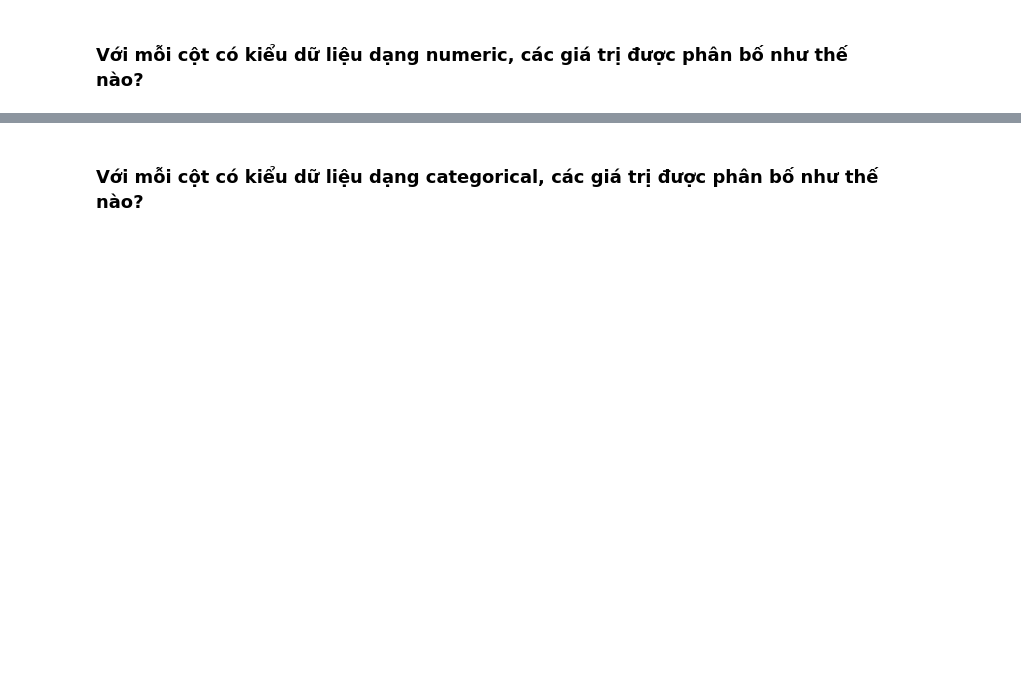
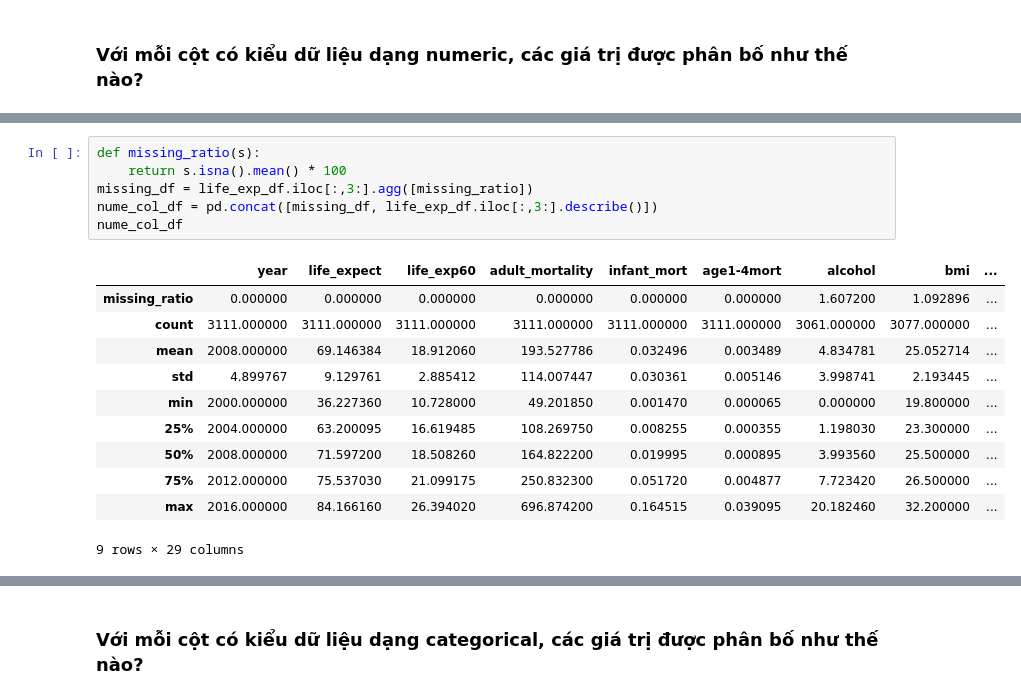
Before and after one commit to tronglocbrvt/FinalProject-P4DS, a Jupyter notebook: 18120197_19120068.ipynb, the cells around one changed output, grey strips where cells are left out. Drawn from its saved outputs; the diff is of its cells as text; blank space fills up the shorter version.

```diff
--- a/18120197_19120068.ipynb
+++ b/18120197_19120068.ipynb
@@ -42,0 +182,18 @@ import numpy as np
+# %%
+def missing_ratio(s):
+    return s.isna().mean() * 100
+missing_df = life_exp_df.iloc[:,3:].agg([missing_ratio])
+nume_col_df = pd.concat([missing_df, life_exp_df.iloc[:,3:].describe()])
+nume_col_df
+# %% [output]
+|  | year | life_expect | life_exp60 | adult_mortality | infant_mort | age1-4mort | alcohol | bmi | ... |
+| missing_ratio | 0.000000 | 0.000000 | 0.000000 | 0.000000 | 0.000000 | 0.000000 | 1.607200 | 1.092896 | ... |
+| count | 3111.000000 | 3111.000000 | 3111.000000 | 3111.000000 | 3111.000000 | 3111.000000 | 3061.000000 | 3077.000000 | ... |
+| mean | 2008.000000 | 69.146384 | 18.912060 | 193.527786 | 0.032496 | 0.003489 | 4.834781 | 25.052714 | ... |
+| std | 4.899767 | 9.129761 | 2.885412 | 114.007447 | 0.030361 | 0.005146 | 3.998741 | 2.193445 | ... |
+| min | 2000.000000 | 36.227360 | 10.728000 | 49.201850 | 0.001470 | 0.000065 | 0.000000 | 19.800000 | ... |
+| 25% | 2004.000000 | 63.200095 | 16.619485 | 108.269750 | 0.008255 | 0.000355 | 1.198030 | 23.300000 | ... |
+| 50% | 2008.000000 | 71.597200 | 18.508260 | 164.822200 | 0.019995 | 0.000895 | 3.993560 | 25.500000 | ... |
+| 75% | 2012.000000 | 75.537030 | 21.099175 | 250.832300 | 0.051720 | 0.004877 | 7.723420 | 26.500000 | ... |
+| max | 2016.000000 | 84.166160 | 26.394020 | 696.874200 | 0.164515 | 0.039095 | 20.182460 | 32.200000 | ... |
+9 rows × 29 columns
```
Also changed, not shown: parts of 28 cells of this notebook.
